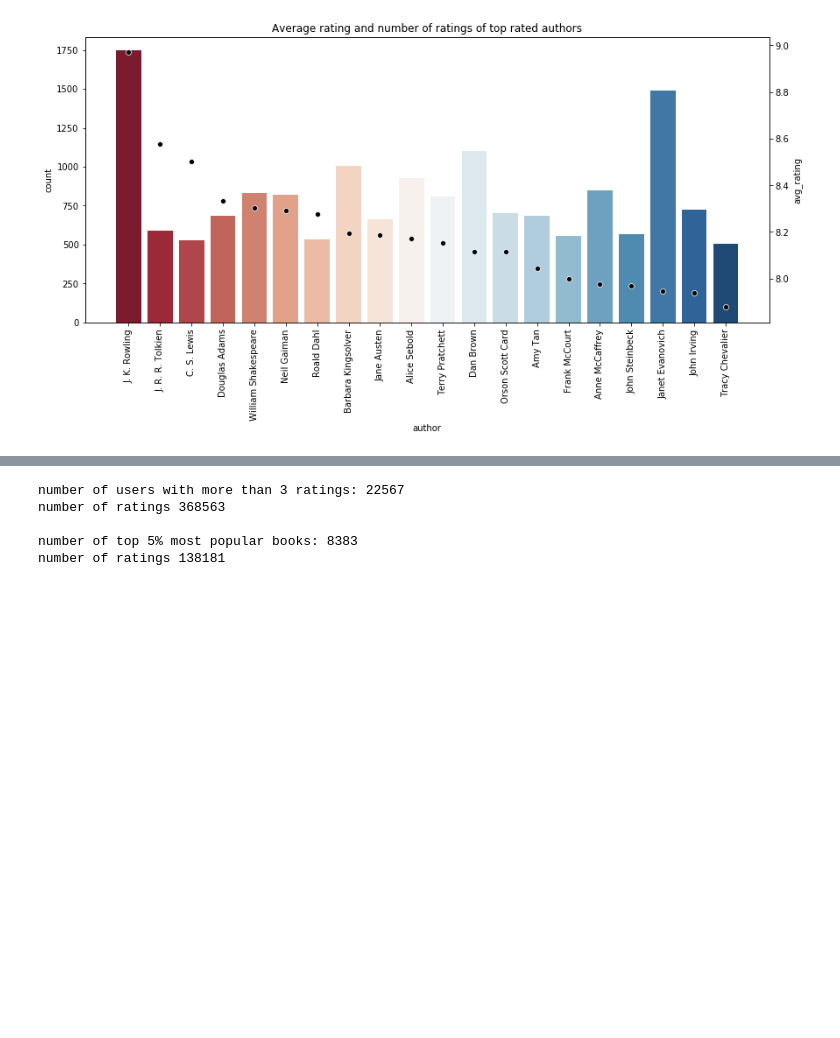
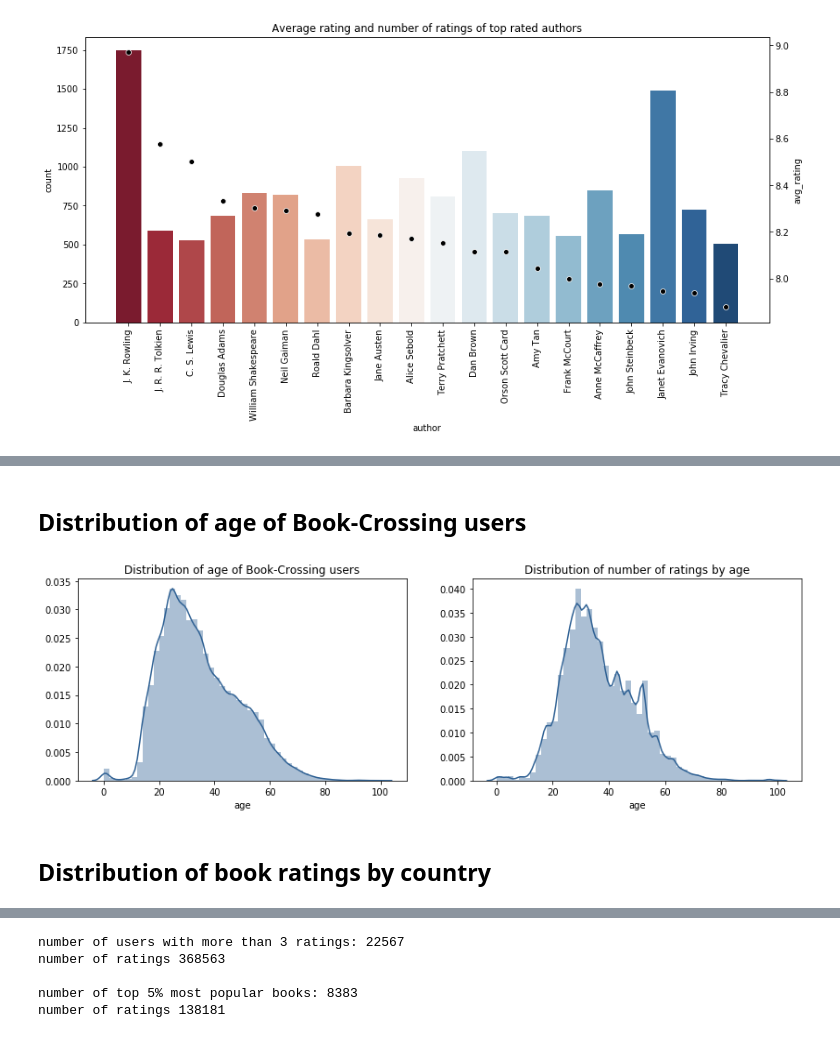
Before and after one commit to klaudia-nazarko/collaborative-filtering-python, a Jupyter notebook: intro.ipynb, the cells around one changed output, grey strips where cells are left out. Drawn from its saved outputs; the diff is of its cells as text; code cells hidden in the pictures; blank space fills up the shorter version.

```diff
--- a/intro.ipynb
+++ b/intro.ipynb
@@ -99,0 +156,19 @@ f.draw_top_chart(authors_top_rated, 'author', ['count', 'avg_rating'], 'Average
+# %% [markdown]
+## Distribution of age of Book-Crossing users
+# %%
+df_ratings_u = df_ratings.merge(df_users, on='user_id', how='left')
+df_ratings_u['age_round'] = df_ratings_u['age'].round(-1)
+# %%
+fig, (ax1, ax2) = plt.subplots(nrows=1, ncols=2, figsize=(14, 4))
+
+sns.distplot(df_users[(df_users['age'].notna())&(df_users['age']<=100)]['age'], color='#2f6194', ax=ax1)
+ax1.set_title('Distribution of age of Book-Crossing users')
+
+sns.distplot(df_ratings_u[(df_ratings_u['age'].notna())&(df_ratings_u['age']<=100)]['age'], color='#2f6194', ax=ax2)
+ax2.set_title('Distribution of number of ratings by age')
+
+plt.show()
+# %% [output]
+[figure, added]
+# %% [markdown]
+## Distribution of book ratings by country
```
Also changed, not shown: parts of 19 cells of this notebook, 1 other file.
